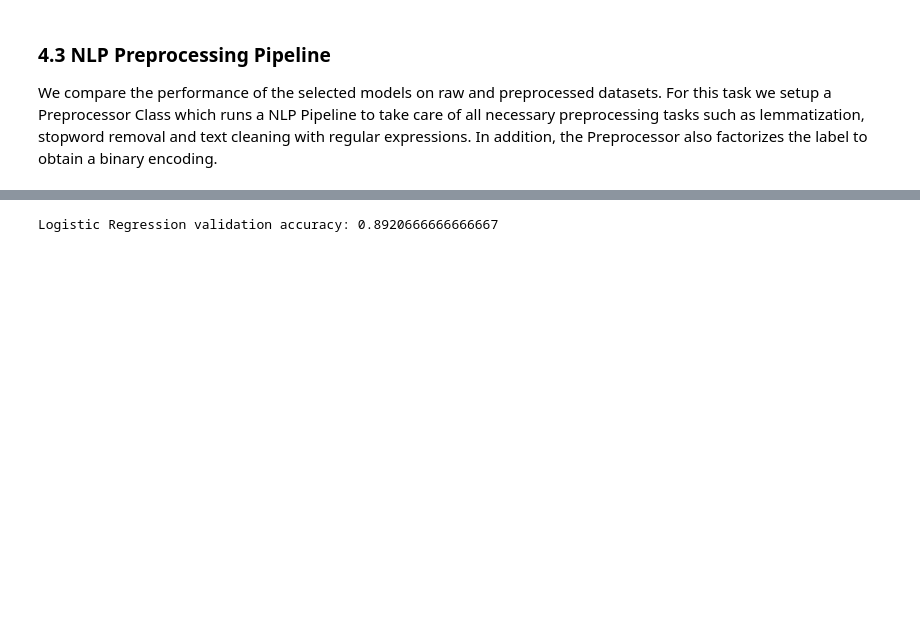
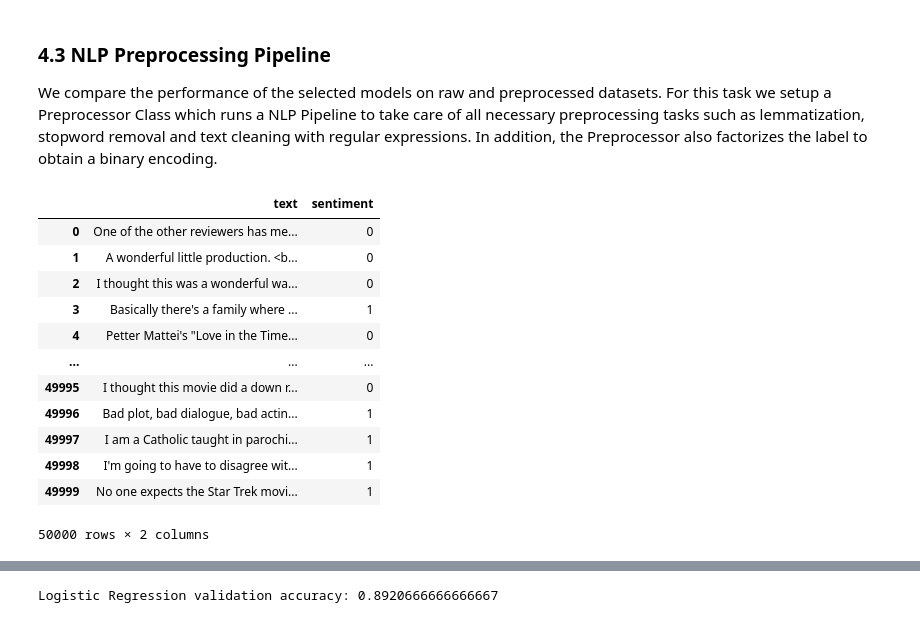
Before and after one commit to saschageyer/sa-benchmark, a Jupyter notebook: essay.ipynb, the cells around one changed output, grey strips where cells are left out. Cells and saved outputs as stored; diff of their text form; code cells hidden in the pictures; blank space fills up the shorter version.

```diff
--- a/essay.ipynb
+++ b/essay.ipynb
@@ -848,0 +847,18 @@ sentiment140_df = pd.read_csv("./data/Sentiment140.csv", header=None, index_col=
+# %%
+imdb_df= pd.read_parquet('./cache/imdb_raw.parquet.gzip')
+imdb_df
+#positive 0, negative 1
+# %% [output]
+|  | text | sentiment |
+| 0 | One of the other reviewers has me... | 0 |
+| 1 | A wonderful little production. <b... | 0 |
+| 2 | I thought this was a wonderful wa... | 0 |
+| 3 | Basically there's a family where ... | 1 |
+| 4 | Petter Mattei's "Love in the Time... | 0 |
+| ... | ... | ... |
+| 49995 | I thought this movie did a down r... | 0 |
+| 49996 | Bad plot, bad dialogue, bad actin... | 1 |
+| 49997 | I am a Catholic taught in parochi... | 1 |
+| 49998 | I'm going to have to disagree wit... | 1 |
+| 49999 | No one expects the Star Trek movi... | 1 |
+50000 rows × 2 columns
```
Also changed, not shown: parts of 21 cells of this notebook.
